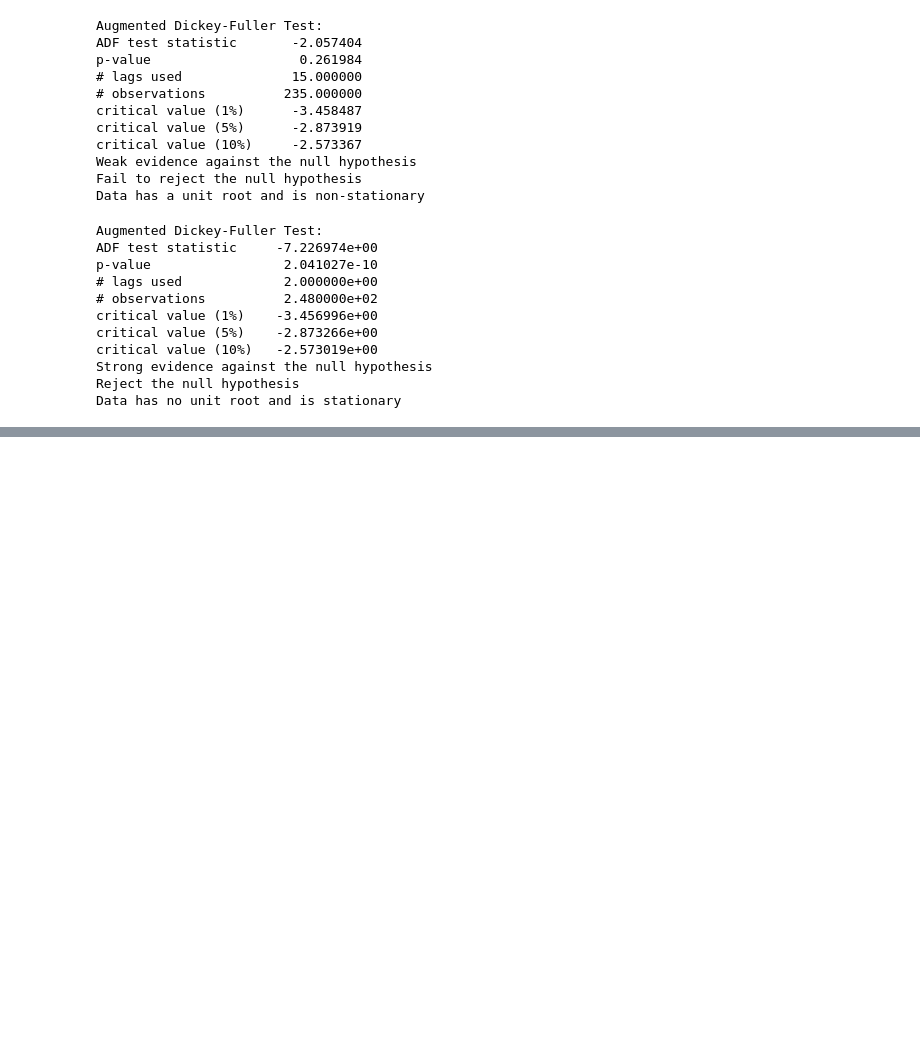
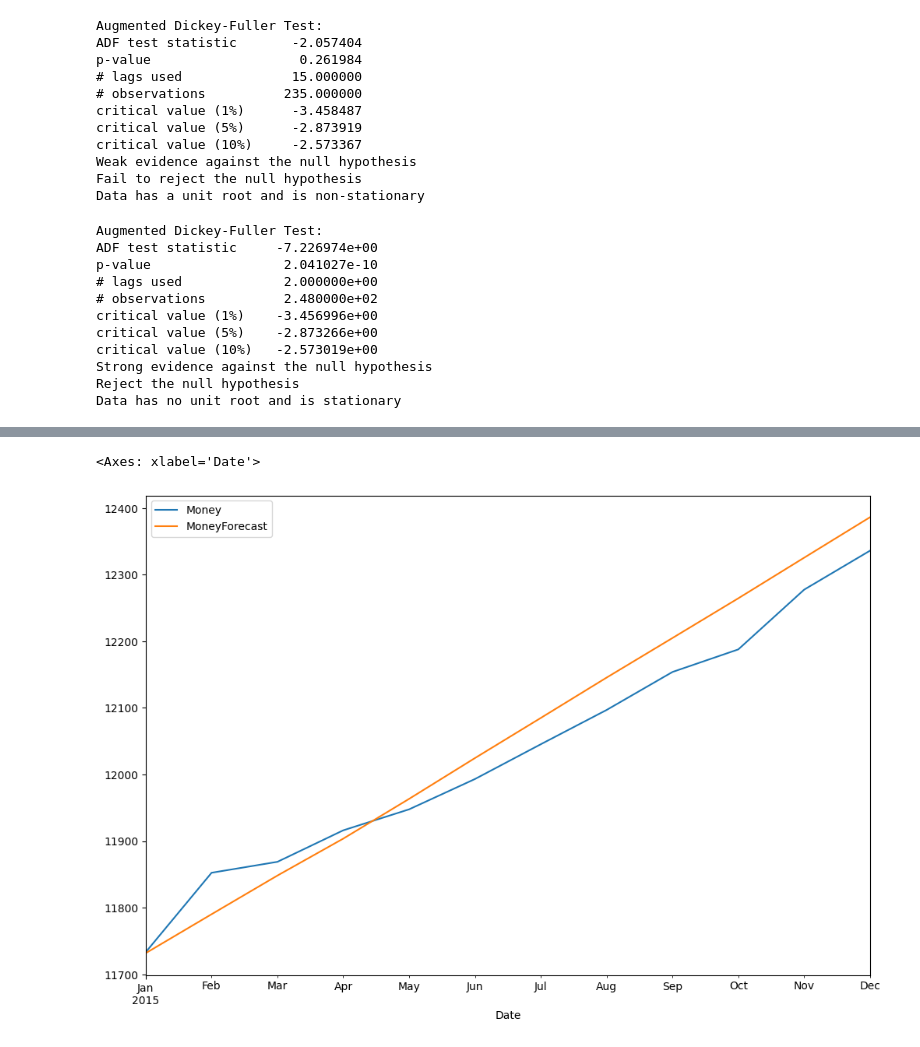
Before and after one commit to depa-tto/Time-Series-Forecasting-and-Analysis-course, a Jupyter notebook: lecture_18.ipynb, the cells around one changed output, grey strips where cells are left out. Cells and saved outputs as stored; diff of their text form; code cells hidden in the pictures; blank space fills up the shorter version.

```diff
--- a/lecture_18.ipynb
+++ b/lecture_18.ipynb
@@ -226,0 +452,6 @@ Data has no unit root and is stationary
+# %%
+test_range['Money'].plot(figsize=(12,8),legend=True)
+df_forecast['MoneyForecast'].plot(legend=True)
+# %% [output]
+<Axes: xlabel='Date'>
+[figure, added]
```
Also changed, not shown: parts of 41 cells of this notebook.
